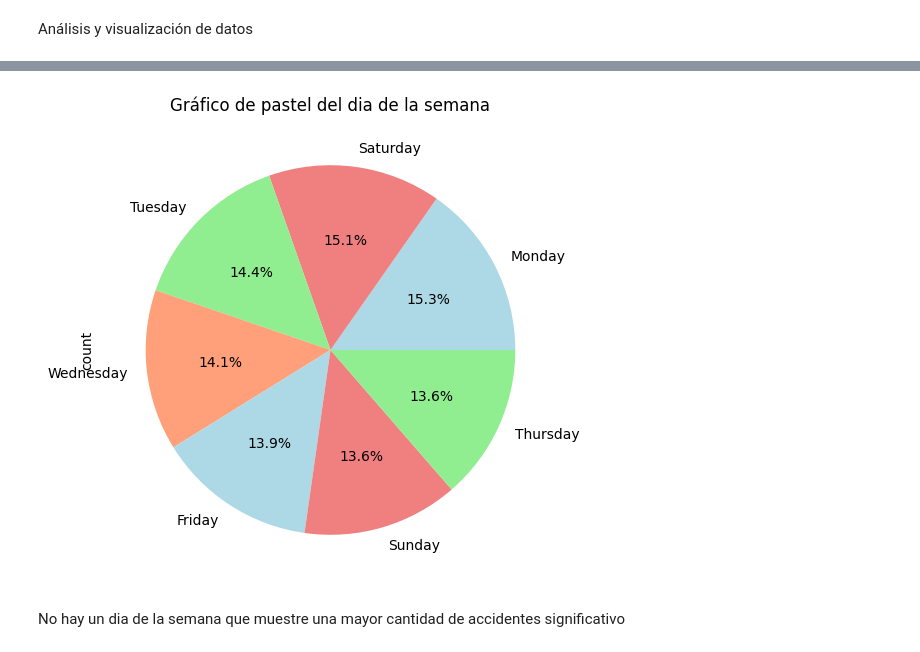
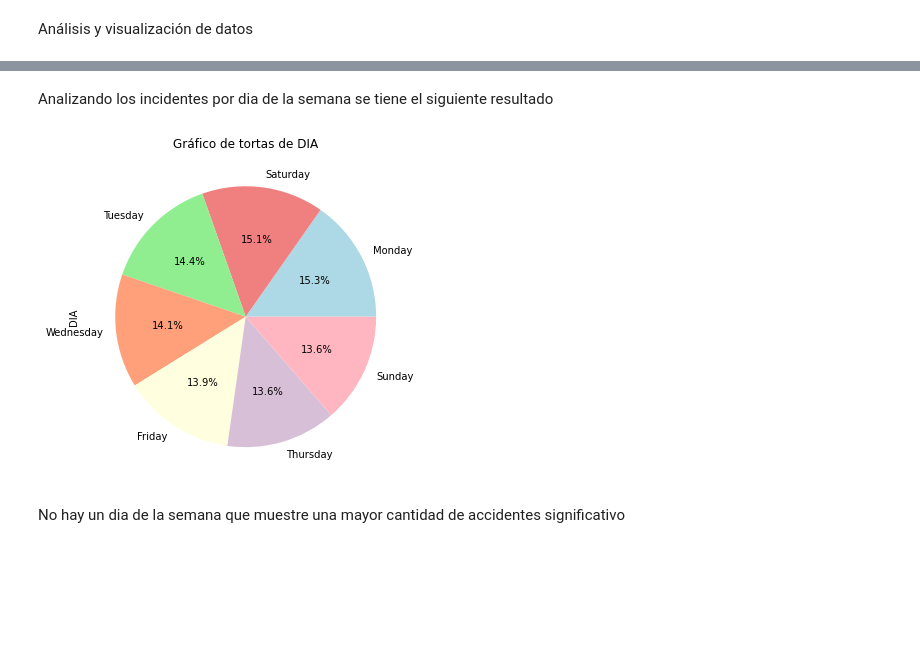
Before and after one commit to nickyczeme/SAT-homicidios, a Jupyter notebook: SAT.ipynb, the cells around one changed output, grey strips where cells are left out. Cells and saved outputs as stored; diff of their text form; code cells hidden in the pictures; blank space fills up the shorter version.

Commit message:
Funciones para graficar imagenes. Graficos de releaciones (heatmap) y texto descriptivo a lo largo del archivo. Inclui imagen de comunas

```diff
--- a/SAT.ipynb
+++ b/SAT.ipynb
@@ -236,11 +202,11 @@ plt.show()
 # %%
-# Análisis temporal (cdad incidentes a lo largo del tiempo)
-df['FECHA_MES'] = pd.to_datetime(df['FECHA'])
-df.set_index('FECHA', inplace=True)
-incidentes_temporales = df.resample('M').size() #Reagrupo por mes
-plt.figure(figsize=(12, 6))
-incidentes_temporales.plot(title='Cantidad de incidentes a lo largo del tiempo', color='orange')
-plt.xlabel('Fecha')
-plt.ylabel('Número de Incidentes')
-plt.show()
-df = df.reset_index()
+def analisis_temporal(df,fecha,letra, color):
+    df = df.reset_index()
+    df[fecha] = pd.to_datetime(df['FECHA'])
+    df.set_index('FECHA', inplace=True)
+    incidentes_temporales = df.resample(letra).size() #Reagrupo por mes
+    plt.figure(figsize=(12, 6))
+    incidentes_temporales.plot(title='Cantidad de incidentes a lo largo del tiempo', color=color)
+    plt.xlabel('Fecha')
+    plt.ylabel('Número de Incidentes')
+    plt.show()
@@ -251,11 +212,0 @@ Pico abrupto negativo en el 2020 - COVID
-# %%
-# Análisis temporal (cdad incidentes a lo largo del tiempo)
-df['FECHA_ANO'] = pd.to_datetime(df['FECHA'])
-df.set_index('FECHA', inplace=True)
-incidentes_temporales = df.resample('Y').size() #Reagrupo por mes
-plt.figure(figsize=(12, 6))
-incidentes_temporales.plot(title='Cantidad de incidentes a lo largo del tiempo', color='orange')
-plt.xlabel('Fecha')
-plt.ylabel('Número de Incidentes')
-plt.show()
-df = df.reset_index()
@@ -296,14 +240,11 @@ plt.xticks(rotation=0)
+# %% [markdown]
+Analizando los incidentes por dia de la semana se tiene el siguiente resultado
 # %%
 df['DIA'] = df['FECHA'].dt.day_name()
+colores = ['lightblue', 'lightcoral', 'lightgreen', 'lightsalmon', 'lightyellow','thistle', 'lightpink']
 
-plt.figure(figsize=(10, 6))
-
-colores = ['lightblue', 'lightcoral', 'lightgreen', 'lightsalmon']
-df['DIA'].value_counts().plot(kind='pie', autopct='%1.1f%%', colors=colores)
-
-plt.title('Gráfico de pastel del dia de la semana')
-plt.show()
+grafico_de_tortas('DIA', colores)
 # %% [output]
-[figure, old version]
+[figure, new version]
 # %% [markdown]
 No hay un dia de la semana que muestre una mayor cantidad de accidentes significativo
```
Also changed, not shown: parts of 44 cells of this notebook, 1 other file.
